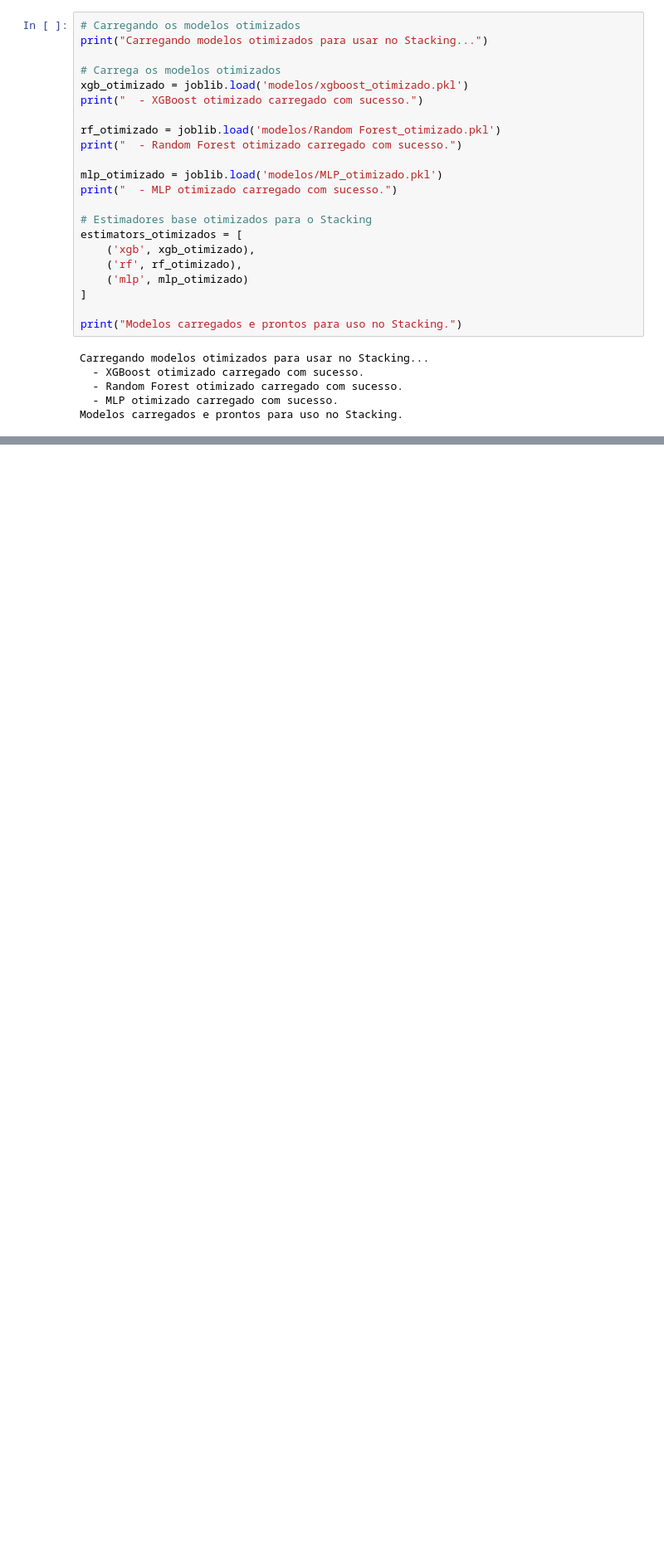
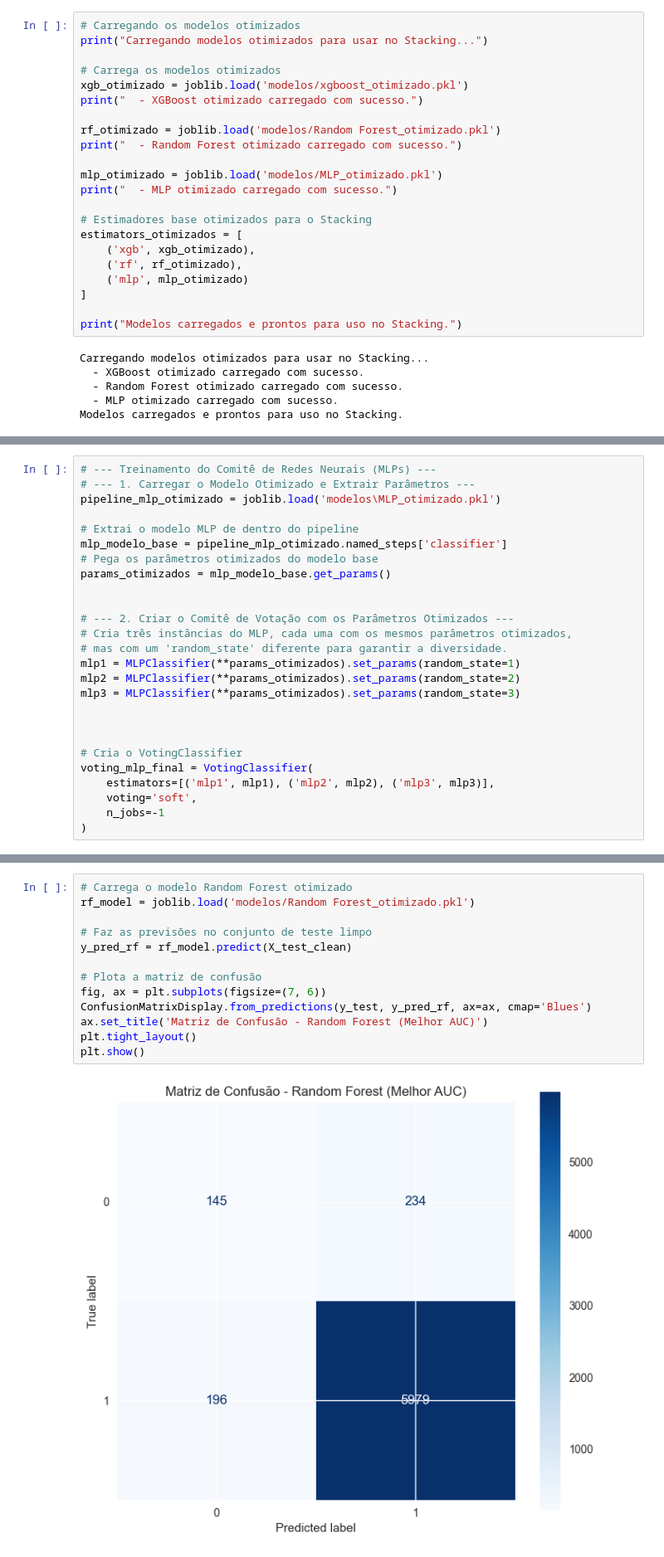
Before and after one commit to Eduardocin/employee-access-predictor, a Jupyter notebook: projeto_models.ipynb, the cells around one changed output, grey strips where cells are left out. Shown at 83% size. Drawn from its saved outputs; the diff is of its cells as text; blank space fills up the shorter version.

```diff
--- a/projeto_models.ipynb
+++ b/projeto_models.ipynb
@@ -1491,0 +1328,26 @@ print(f"Melhores Parâmetros: {all_results_stacking['Stacking']['overall_best_pa
+# %%
+# --- Treinamento do Comitê de Redes Neurais (MLPs) ---
+# --- 1. Carregar o Modelo Otimizado e Extrair Parâmetros ---
+pipeline_mlp_otimizado = joblib.load('modelos\MLP_otimizado.pkl')
+
+# Extrai o modelo MLP de dentro do pipeline
+mlp_modelo_base = pipeline_mlp_otimizado.named_steps['classifier']
+# Pega os parâmetros otimizados do modelo base
+params_otimizados = mlp_modelo_base.get_params()
+
+
+# --- 2. Criar o Comitê de Votação com os Parâmetros Otimizados ---
+# Cria três instâncias do MLP, cada uma com os mesmos parâmetros otimizados,
+# mas com um 'random_state' diferente para garantir a diversidade.
+mlp1 = MLPClassifier(**params_otimizados).set_params(random_state=1)
+mlp2 = MLPClassifier(**params_otimizados).set_params(random_state=2)
+mlp3 = MLPClassifier(**params_otimizados).set_params(random_state=3)
+
+
+
+# Cria o VotingClassifier
+voting_mlp_final = VotingClassifier(
+    estimators=[('mlp1', mlp1), ('mlp2', mlp2), ('mlp3', mlp3)],
+    voting='soft',
+    n_jobs=-1
+)
@@ -1491,0 +1373,15 @@ print(f"Melhores Parâmetros: {all_results_stacking['Stacking']['overall_best_pa
+# %%
+# Carrega o modelo Random Forest otimizado
+rf_model = joblib.load('modelos/Random Forest_otimizado.pkl')
+
+# Faz as previsões no conjunto de teste limpo
+y_pred_rf = rf_model.predict(X_test_clean)
+
+# Plota a matriz de confusão
+fig, ax = plt.subplots(figsize=(7, 6))
+ConfusionMatrixDisplay.from_predictions(y_test, y_pred_rf, ax=ax, cmap='Blues')
+ax.set_title('Matriz de Confusão - Random Forest (Melhor AUC)')
+plt.tight_layout()
+plt.show()
+# %% [output]
+[figure, added]
```
Also changed, not shown: parts of 23 cells of this notebook, 2 other files.
